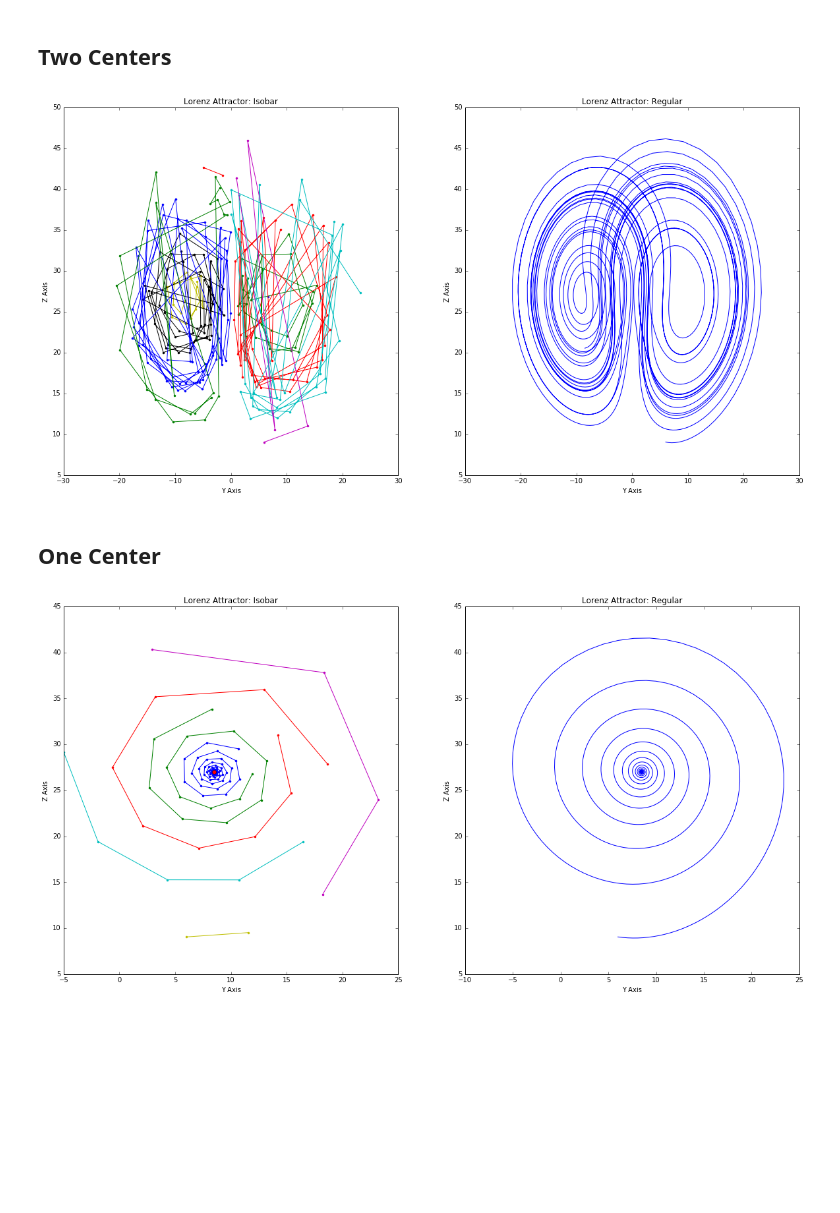
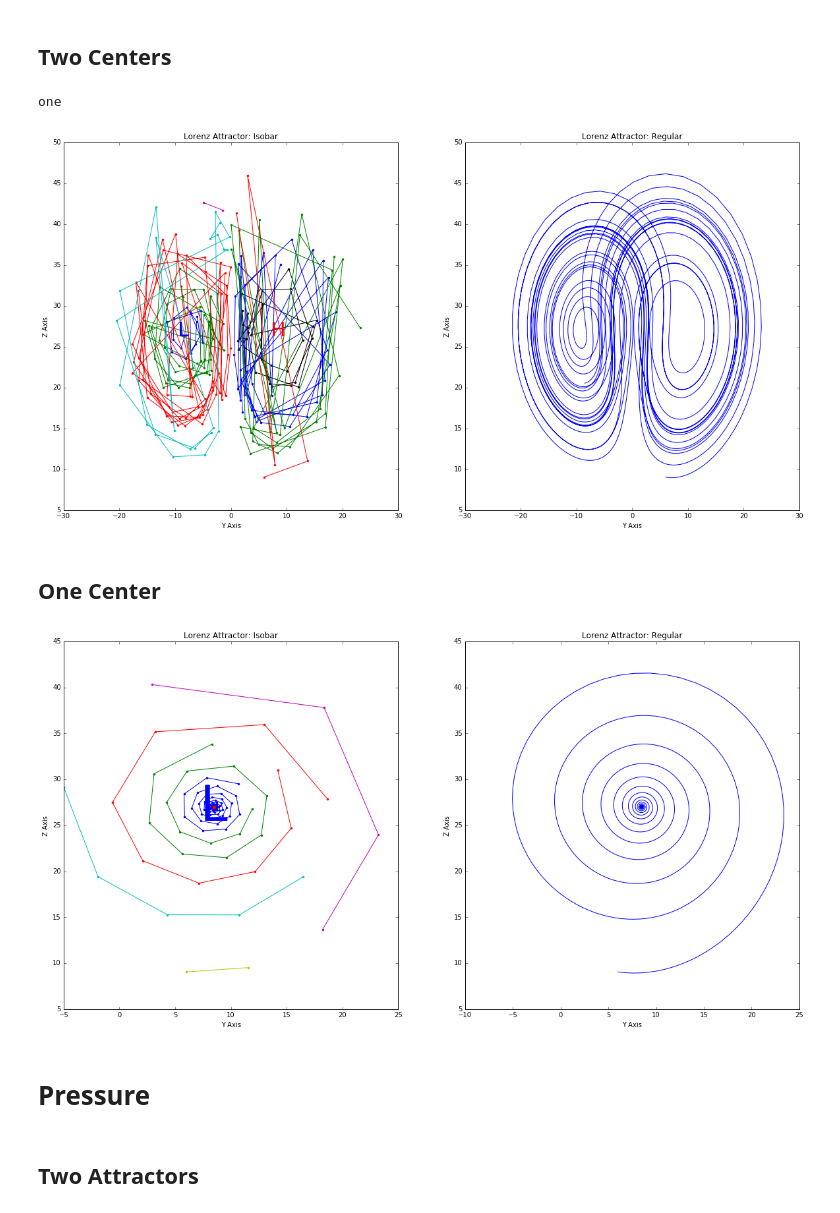
Before and after one commit to bi3mer/WeatherForecasting, a Jupyter notebook: Lorenz Simulation.ipynb, the cells around one changed output. Saved outputs shown, nothing was run; the diff lists cells and outputs as text; code cells hidden in the pictures; blank space fills up the shorter version.

Commit message:
Added labeling to grpahs - updated identification of low and high pressure systems

```diff
--- a/Lorenz Simulation.ipynb
+++ b/Lorenz Simulation.ipynb
@@ -386,5 +424,12 @@ y_center, z_center = get_yz_centers(const_b, const_r)
+# %%
+xs_two,ys_two,zs_two       = build_system(stepCnt, s=10)
+x_two,y_two,angles_two     = build_wind_angles(ys_two,zs_two)
+y_two_center, z_two_center = get_yz_centers(const_b, const_r)
 # %%
-attractor_one, attractor_two = cluster_low_hi_points(x,y,(y_center[0], z_center[0]),(y_center[1],z_center[1]))
+attractor_one, attractor_two = cluster_low_hi_points(x_two,\
+                                                     y_two,\
+                                                     (y_two_center[0], z_two_center[0]),\
+                                                     (y_two_center[1], z_two_center[1]))
 # %%
 attractor_one_std = compute_attractor_distance_standard_deviation(attractor_one)
 attractor_two_std = compute_attractor_distance_standard_deviation(attractor_two)
@@ -397,31 +439,37 @@ a_two_x, a_two_y = format_attractor_groups_plot(attractor_two_groups)
+# %%
+low_pressure_group, high_pressure_group = convert_groups_low_hi(attractor_one_groups, attractor_two_groups)
+# %%
+low_x, low_y   = format_attractor_groups_plot(low_pressure_group)
+high_x, high_y = format_attractor_groups_plot(high_pressure_group)
 # %%
 f, (ax1, ax2) = plt.subplots(1, 2)
 f.set_figheight(10)
 f.set_figwidth(20)
 
-for i in range(len(a_one_x)):
-    if len(a_one_x[i]) > 0:
-        ax1.plot(a_one_x[i], a_one_y[i],'.-')
+for i in range(len(low_x)):
+    if len(low_x[i]) > 0:
+        ax1.plot(low_x[i], low_y[i],'.-')
 
-for i in range(len(a_two_x)):
-    if len(a_two_x[i]) > 0:
-        ax1.plot(a_two_x[i], a_two_y[i],'.-')
+for i in range(len(high_x)):
+    if len(high_x[i]) > 0:
+        ax1.plot(high_x[i], high_y[i],'.-')
 
-ax.plot(y_center,z_center,'ro')
-# ax1.plot(ys,zs,'black')
+# Graph Centers
+plot_centers(ax1, low_pressure_group, y_two_center, z_two_center)
 
 ax1.set_xlabel("Y Axis")
 ax1.set_ylabel("Z Axis")
 ax1.set_title("Lorenz Attractor: Isobar")
 
-ax2.plot(ys,zs)
+ax2.plot(ys_two,zs_two)
 ax2.set_xlabel("Y Axis")
 ax2.set_ylabel("Z Axis")
 ax2.set_title("Lorenz Attractor: Regular")
 
 plt.show()
 # %% [output]
+one
-[figure, old version]
+[figure, new version]
 # %% [markdown]
 ## One Center
 # %%
@@ -446,8 +494,11 @@ for i in range(len(a_x)):
     if len(a_x[i]) > 0:
         ax1.plot(a_x[i], a_y[i],'.-')
 
-
+# Graph Center
 ax1.plot(y_center[0],z_center[0],'ro')
+ax1.text(y_center[0], z_center[0], 'L',
+         verticalalignment='center', horizontalalignment='center',
+         color='blue', fontsize=75)
 
 
 ax1.set_xlabel("Y Axis")
@@ -462,4 +513,8 @@ ax2.set_title("Lorenz Attractor: Regular")
 
 plt.show()
 # %% [output]
-[figure, old version]
+[figure, new version]
+# %% [markdown]
+# Pressure
+# %% [markdown]
+## Two Attractors
```
Also changed, not shown: parts of 6 cells of this notebook.
